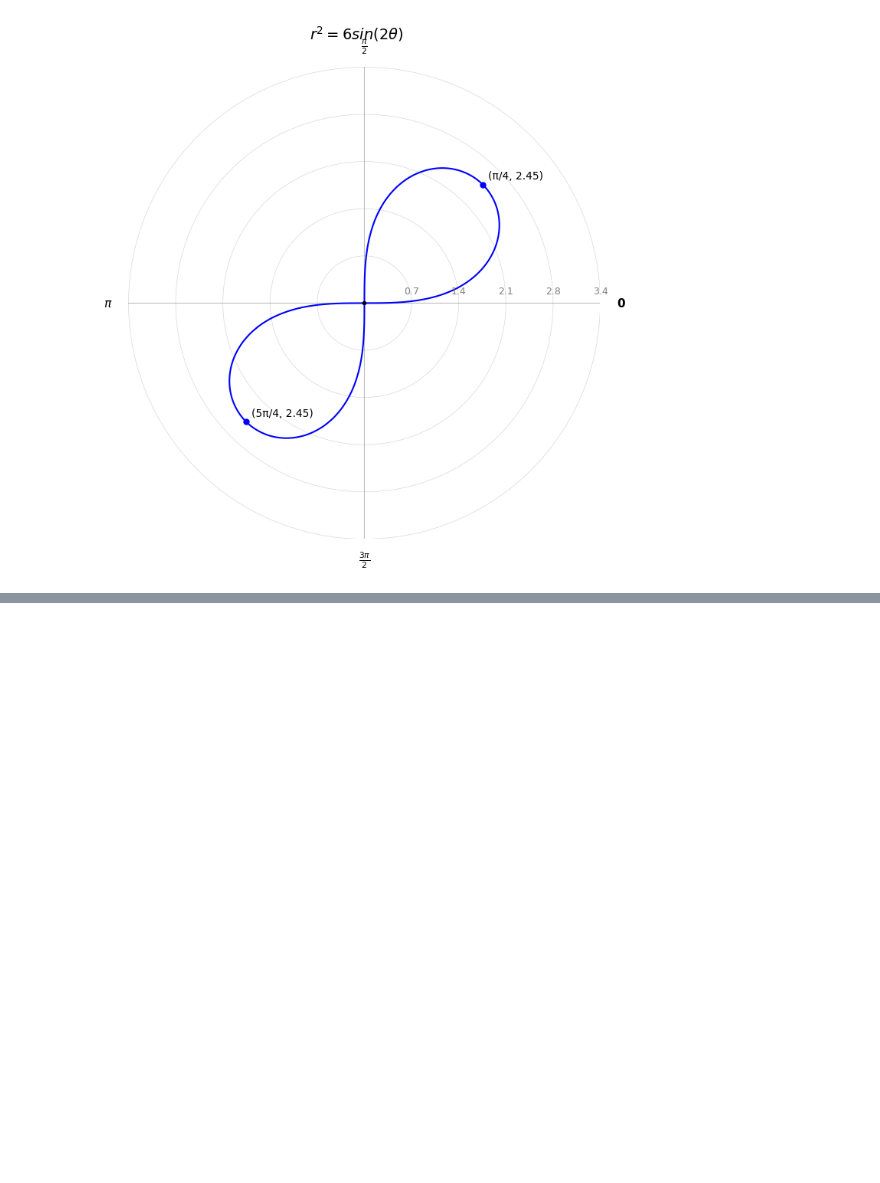
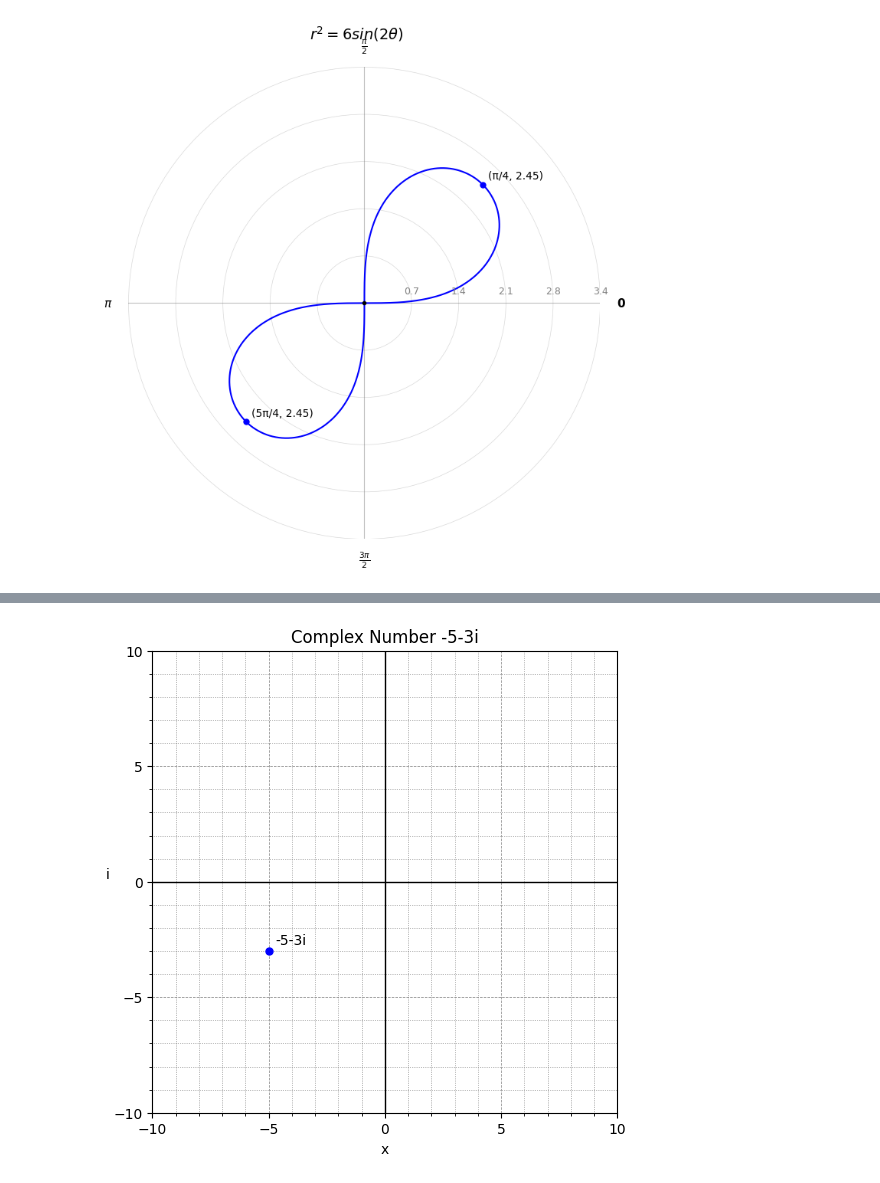
Before and after one commit to seanjiangsh/math-practice, a Jupyter notebook: pre-calculus/pre-calculus.ipynb, the cells around one changed output, grey strips where cells are left out. Saved outputs shown, nothing was run; the diff lists cells and outputs as text; code cells hidden in the pictures; blank space fills up the shorter version.

```diff
--- a/pre-calculus/pre-calculus.ipynb
+++ b/pre-calculus/pre-calculus.ipynb
@@ -580,0 +604,9 @@ Vertex 2: θ = 5π/4, r = 2.45
+# %%
+# -5-3i
+points: PointDict = [
+  {"x": -5, "y": -3, "label": "-5-3i"}
+]
+title = "Complex Number -5-3i"
+plot_lines(title, lines=[], ylabel="i", other_points=points)
+# %% [output]
+[figure, added]
```
Also changed, not shown: parts of 7 cells of this notebook, 2 other files.
